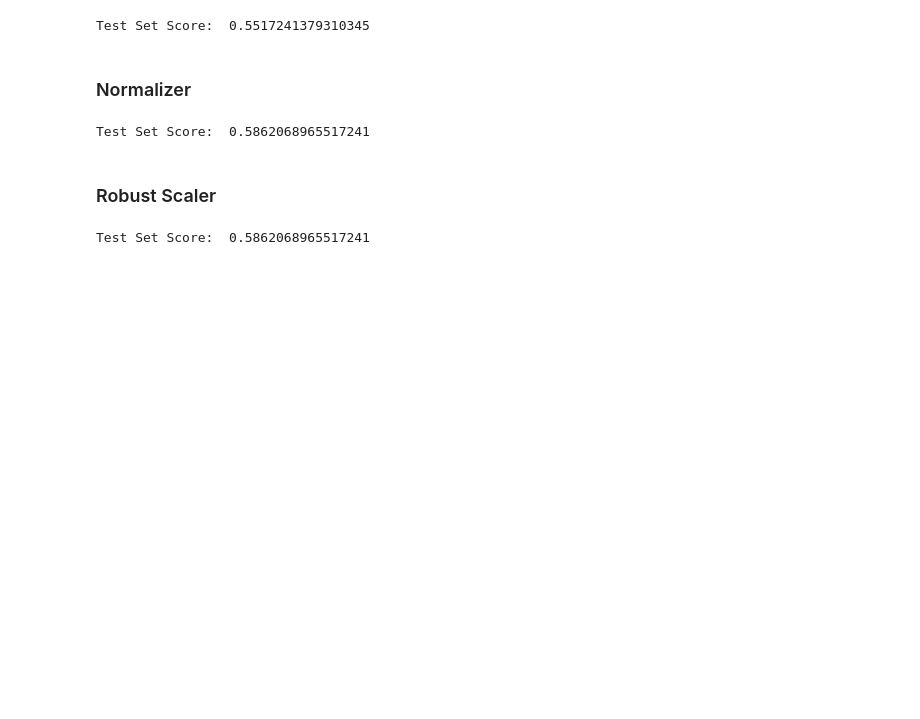
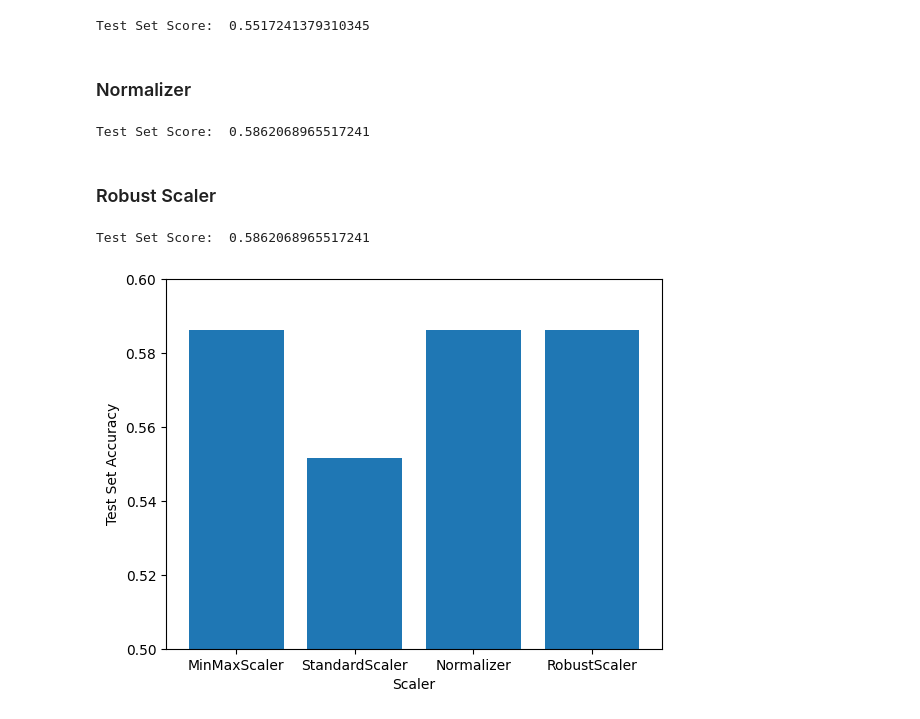
Before and after one commit to mbeps/Machine-Learning-Assignment-3, a Jupyter notebook: Assignment_3.ipynb, the cells around one changed output. Saved outputs shown, nothing was run; the diff lists cells and outputs as text; code cells hidden in the pictures; blank space fills up the shorter version.

```diff
--- a/Assignment_3.ipynb
+++ b/Assignment_3.ipynb
@@ -374,3 +382,11 @@ Test Set Score:  0.5862068965517241
 print("Test Set Score: ", zip_super_pipe_robust.test_score)
 # %% [output]
 Test Set Score:  0.5862068965517241
+# %%
+plt.bar(zip_super_pipes.keys(), [pipe.test_score for pipe in zip_super_pipes.values()])
+plt.ylabel("Test Set Accuracy")
+plt.xlabel("Scaler")
+plt.ylim(0.5, 0.6)
+plt.show()
+# %% [output]
+[figure, added]
```
Also changed, not shown: parts of 1 cell of this notebook.
